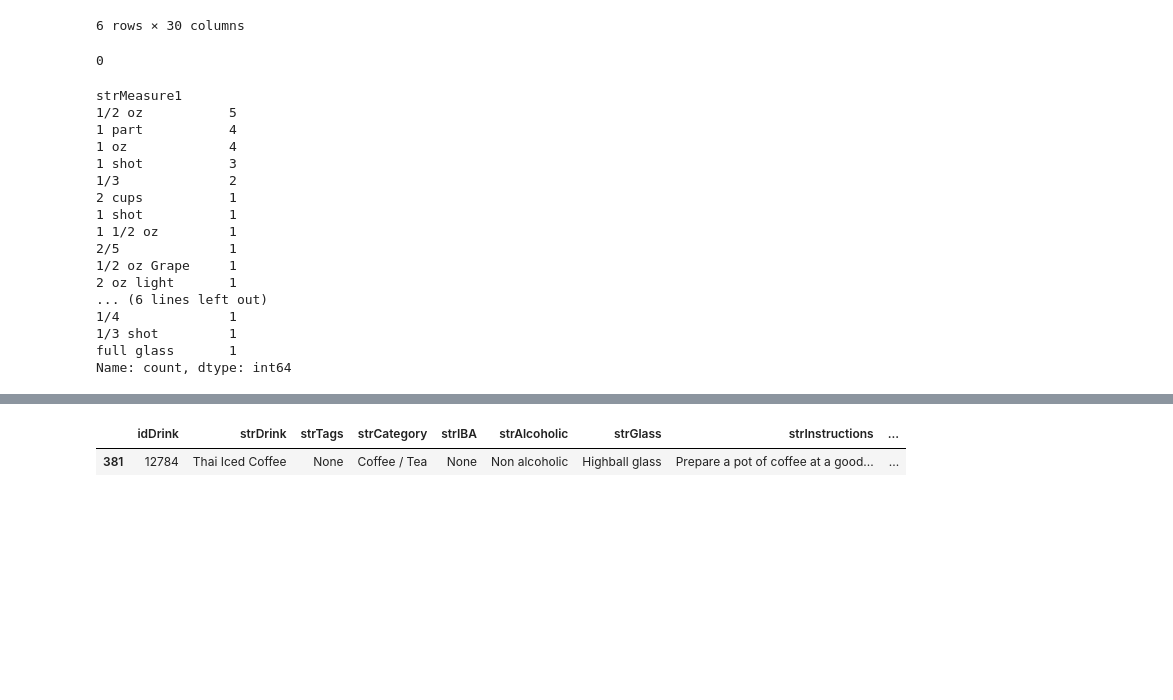
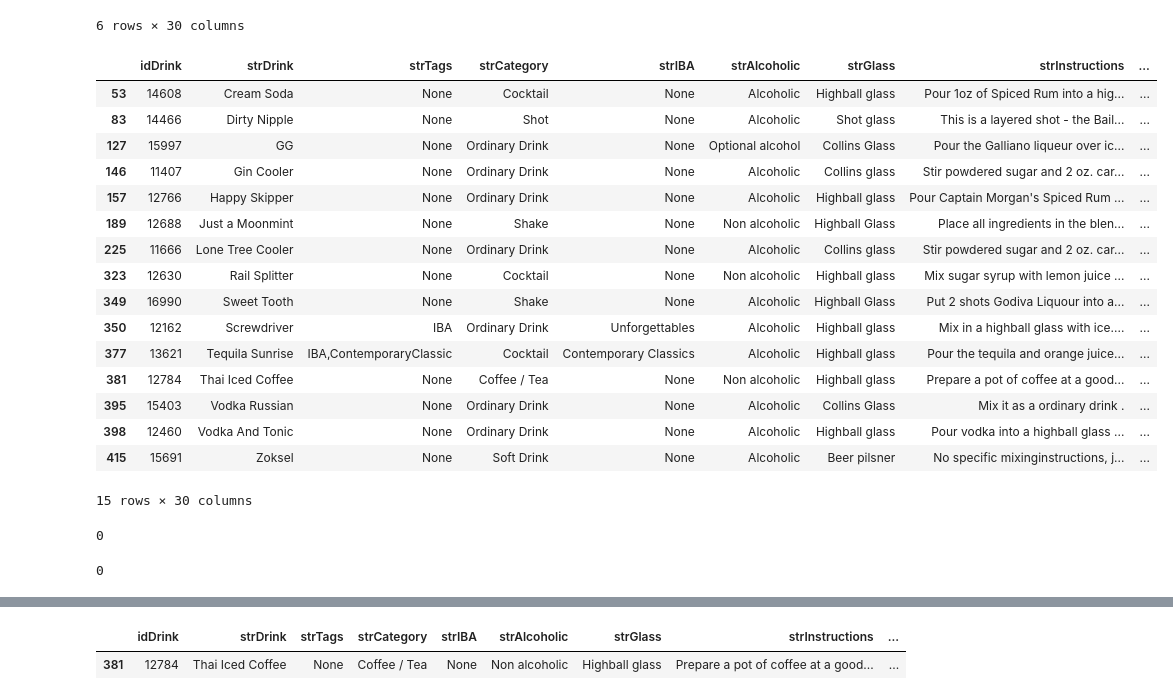
Before and after one commit to redsun498/Data-Genie, a Jupyter notebook: notebooks/EDA - Cocktails.ipynb, the cells around one changed output, grey strips where cells are left out. Drawn from its saved outputs; the diff is of its cells as text; code cells hidden in the pictures; blank space fills up the shorter version.

Commit message:
Second dictionary done

```diff
--- a/notebooks/EDA - Cocktails.ipynb
+++ b/notebooks/EDA - Cocktails.ipynb
@@ -272,8 +272,29 @@ all_drinks_df[all_drinks_df['strMeasure1'].isnull()]
 # %%
 #Manuallly insert values into these rows
 all_drinks_df.at[51,'strMeasure1'] = '8'
-all_drinks_df.at[83,'strMeasure1'] = '1.5'
+all_drinks_df.at[83,'strMeasure1'] = '0.5'
 all_drinks_df.at[161,'strMeasure1'] = '16'
 all_drinks_df.at[225,'strMeasure1'] = '2'
 all_drinks_df.at[231,'strMeasure1'] = '0.167'
 all_drinks_df.at[415,'strMeasure1'] = '0.2'
+# %%
+#Identify drinks with null values for the second measure
+all_drinks_df[all_drinks_df['strMeasure2'].isnull()]
+# %% [output]
+|  | idDrink | strDrink | strTags | strCategory | strIBA | strAlcoholic | strGlass | strInstructions | ... |
+| 53 | 14608 | Cream Soda | None | Cocktail | None | Alcoholic | Highball glass | Pour 1oz of Spiced Rum into a hig... | ... |
+| 83 | 14466 | Dirty Nipple | None | Shot | None | Alcoholic | Shot glass | This is a layered shot - the Bail... | ... |
+| 127 | 15997 | GG | None | Ordinary Drink | None | Optional alcohol | Collins Glass | Pour the Galliano liqueur over ic... | ... |
+| 146 | 11407 | Gin Cooler | None | Ordinary Drink | None | Alcoholic | Collins glass | Stir powdered sugar and 2 oz. car... | ... |
+| 157 | 12766 | Happy Skipper | None | Ordinary Drink | None | Alcoholic | Highball glass | Pour Captain Morgan's Spiced Rum ... | ... |
+| 189 | 12688 | Just a Moonmint | None | Shake | None | Non alcoholic | Highball Glass | Place all ingredients in the blen... | ... |
+| 225 | 11666 | Lone Tree Cooler | None | Ordinary Drink | None | Alcoholic | Collins glass | Stir powdered sugar and 2 oz. car... | ... |
+| 323 | 12630 | Rail Splitter | None | Cocktail | None | Non alcoholic | Highball glass | Mix sugar syrup with lemon juice ... | ... |
+| 349 | 16990 | Sweet Tooth | None | Shake | None | Alcoholic | Highball Glass | Put 2 shots Godiva Liquour into a... | ... |
+| 350 | 12162 | Screwdriver | IBA | Ordinary Drink | Unforgettables | Alcoholic | Highball glass | Mix in a highball glass with ice.... | ... |
+| 377 | 13621 | Tequila Sunrise | IBA,ContemporaryClassic | Cocktail | Contemporary Classics | Alcoholic | Highball glass | Pour the tequila and orange juice... | ... |
+| 381 | 12784 | Thai Iced Coffee | None | Coffee / Tea | None | Non alcoholic | Highball glass | Prepare a pot of coffee at a good... | ... |
+| 395 | 15403 | Vodka Russian | None | Ordinary Drink | None | Alcoholic | Collins Glass | Mix it as a ordinary drink . | ... |
+| 398 | 12460 | Vodka And Tonic | None | Ordinary Drink | None | Alcoholic | Highball glass | Pour vodka into a highball glass ... | ... |
+| 415 | 15691 | Zoksel | None | Soft Drink | None | Alcoholic | Beer pilsner | No specific mixinginstructions, j... | ... |
+15 rows × 30 columns
@@ -282,29 +320,16 @@ all_drinks_df.at[415,'strMeasure1'] = '0.2'
 all_drinks_df['strMeasure1'].isnull().sum()
 # %% [output]
 0
+# %%
+#They all have values now
+all_drinks_df['strMeasure2'].isnull().sum()
+# %% [output]
+0
 # %%
 # List of drinks that use fruits as ingredients instead of its juice (its not juiced)
 # 408 White Wine Sangria
 # %%
-all_drinks_df[all_drinks_df['strCategory'] == 'Shot']['strMeasure1'].value_counts()
+#all_drinks_df[all_drinks_df['strCategory'] == 'Shot']['strMeasure1'].value_counts()
-# %% [output]
-strMeasure1
-1/2 oz           5
-1 part           4
-1 oz             4
-1 shot           3
-1/3              2
-2 cups           1
-1 shot           1
-1 1/2 oz         1
-2/5              1
-1/2 oz Grape     1
-2 oz light       1
-... (6 lines left out)
-1/4              1
-1/3 shot         1
-full glass       1
-Name: count, dtype: int64
 # %%
 all_drinks_df['strMeasure1'].unique()
 # %% [output]
```
Also changed, not shown: parts of 16 cells of this notebook.
